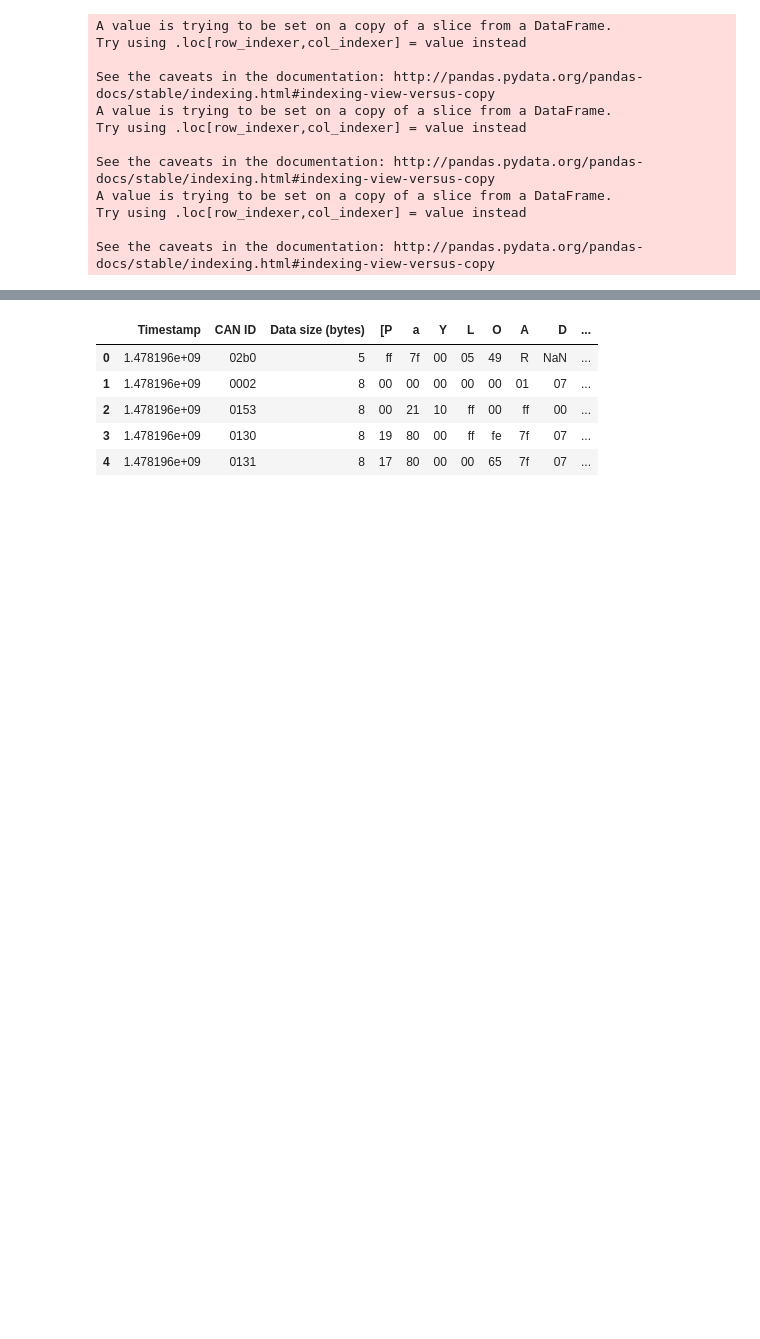
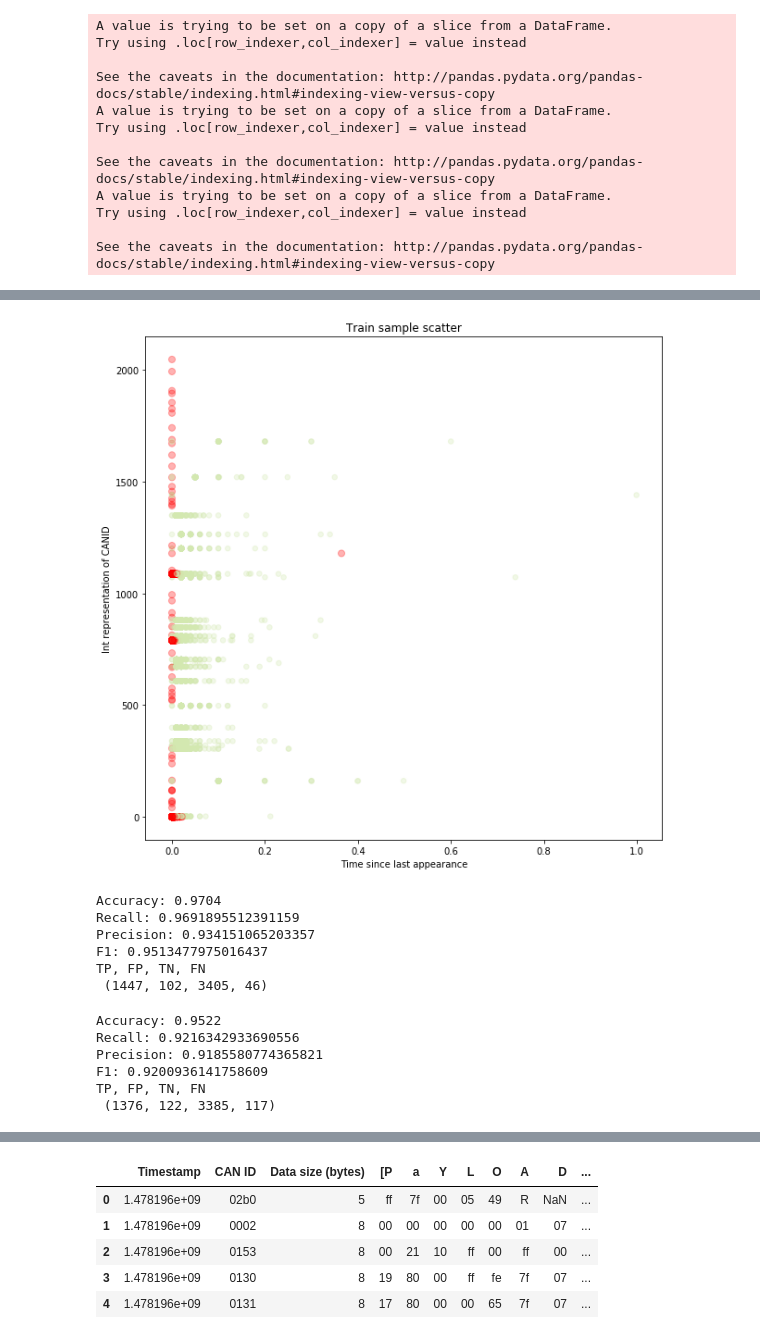
Before and after one commit to NaidaTania/ML-Test, a Jupyter notebook: Hacking dataset.ipynb, the cells around one changed output, grey strips where cells are left out. Drawn from its saved outputs; the diff is of its cells as text; code cells hidden in the pictures; blank space fills up the shorter version.

```diff
--- a/Hacking dataset.ipynb
+++ b/Hacking dataset.ipynb
@@ -1102,0 +1119,5 @@ TP, FP, TN, FN
+# %%
+dos_mix = dos_formatted[5000:8000]
+gear_mix = gear_formatted[5000:8000]
+rpm_mix = rpm_formatted[5000:8000]
+fuzzy_mix = fuzzy_formatted[3000:6000]
@@ -1102,0 +1151,7 @@ TP, FP, TN, FN
+# %%
+dos_f_mix = get_formatted_df(dos_mix)
+gear_f_mix = get_formatted_df(gear_mix)
+rpm_f_mix = get_formatted_df(rpm_mix)
+fuzzy_f_mix = get_formatted_df(fuzzy_mix)
+
+df_mix = pd.concat([dos_f_mix,gear_f_mix,rpm_f_mix,fuzzy_f_mix])
@@ -1102,0 +1187,65 @@ TP, FP, TN, FN
+# %%
+mix_train, mix_test = np.split(df_mix.sample(frac=1), [int(.7*len(gear_formatted_5k))])
+# Prepare data for
+mix_train_label = [binary(x) for x in mix_train['Label']]
+mix_train_data = mix_train.drop(columns="Label")
+mix_test_label = [binary(x) for x in mix_test['Label']]
+mix_test_data = mix_test.drop(columns="Label")
+#Ok what if, we just focus, on CAN-ID, and data, nothing else
+simplified_mix_train_data = mix_train_data.drop(columns=["Timestamp","Data size (bytes)","Data in between","How many data since last","data"])
+simplified_mix_train_data = simplified_mix_train_data.set_index("CAN ID")
+simplified_mix_test_data = mix_test_data.drop(columns=["Timestamp","Data size (bytes)","Data in between","How many data since last","data"])
+simplified_mix_test_data = simplified_mix_test_data.set_index("CAN ID")
+# %%
+plt.figure(figsize=(10,10))
+c = []
+s = []
+for x in mix_train_label:
+    if x == 1:
+        c.append("red")
+        s.append(50)
+    else:
+        c.append("#D3E8B0")
+        s.append(30)
+plt.scatter(simplified_mix_train_data["Time since"],simplified_mix_train_data.index,alpha=0.3,c=c,s=s)
+plt.title('Train sample scatter')
+plt.xlabel('Time since last appearance')
+plt.ylabel('Int representation of CANID')
+plt.show()
+# %% [output]
+[figure, added]
+# %%
+#Let's try...KNN
+classifier = KNeighborsClassifier(n_neighbors = 5)
+classifier.fit(simplified_mix_train_data,mix_train_label)
+guesses = classifier.predict(simplified_mix_test_data)
+classifier.score(simplified_mix_test_data,mix_test_label)
+print("Accuracy:",accuracy_score(mix_test_label,guesses))
+print("Recall:",recall_score(mix_test_label,guesses))
+print("Precision:",precision_score(mix_test_label,guesses))
+print("F1:",f1_score(mix_test_label,guesses))
+print("TP, FP, TN, FN\n",perf_measure(mix_test_label,guesses))
+# %% [output]
+Accuracy: 0.9704
+Recall: 0.9691895512391159
+Precision: 0.934151065203357
+F1: 0.9513477975016437
+TP, FP, TN, FN
+ (1447, 102, 3405, 46)
+# %%
+clf = MLPClassifier(random_state=1, max_iter=300)
+clf.fit(simplified_mix_train_data,mix_train_label)
+guesses = clf.predict(simplified_mix_test_data)
+clf.score(simplified_mix_test_data,mix_test_label)
+print("Accuracy:",accuracy_score(mix_test_label,guesses))
+print("Recall:",recall_score(mix_test_label,guesses))
+print("Precision:",precision_score(mix_test_label,guesses))
+print("F1:",f1_score(mix_test_label,guesses))
+print("TP, FP, TN, FN\n",perf_measure(mix_test_label,guesses))
+# %% [output]
+Accuracy: 0.9522
+Recall: 0.9216342933690556
+Precision: 0.9185580774365821
+F1: 0.9200936141758609
+TP, FP, TN, FN
+ (1376, 122, 3385, 117)
```
Also changed, not shown: parts of 44 cells of this notebook.
